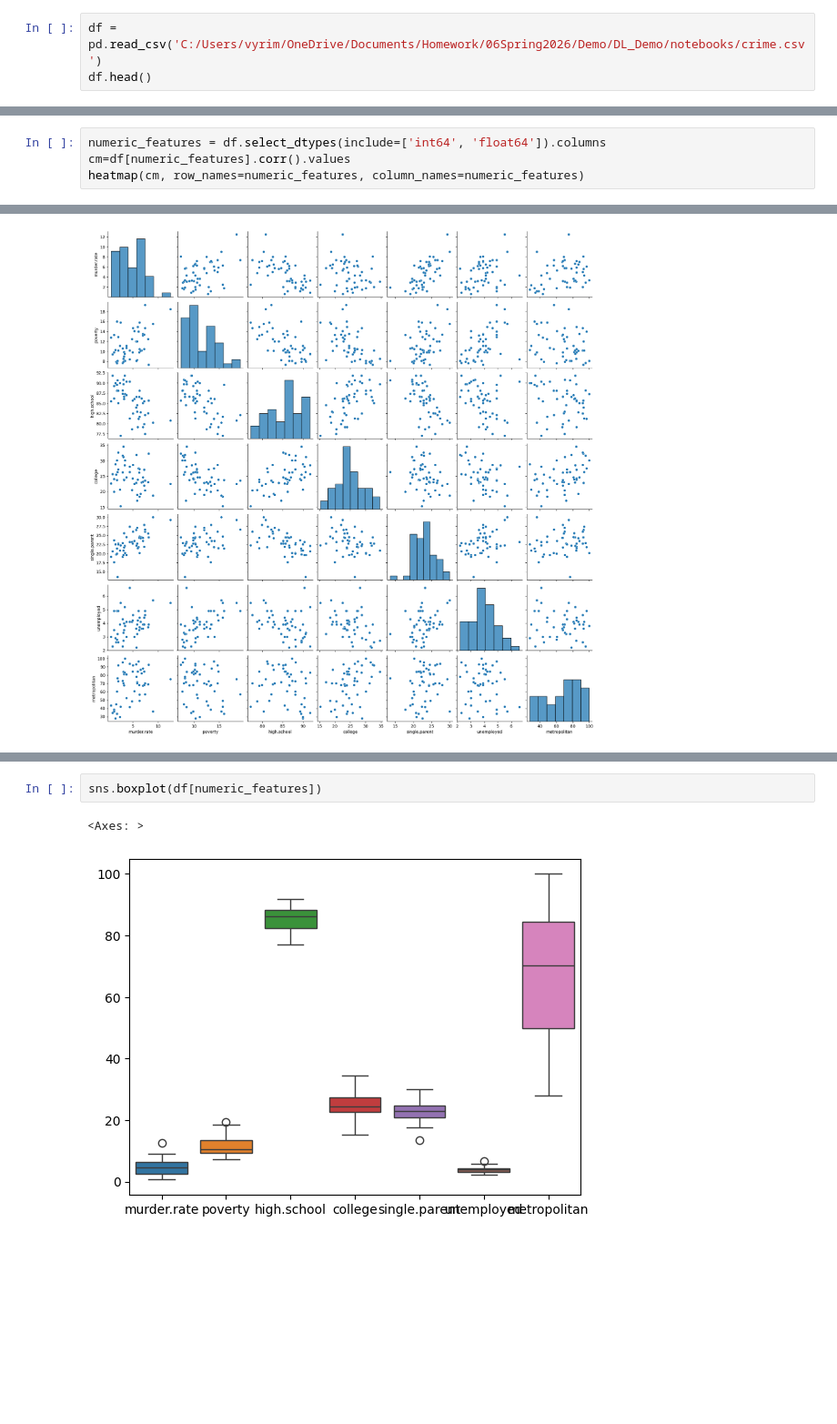
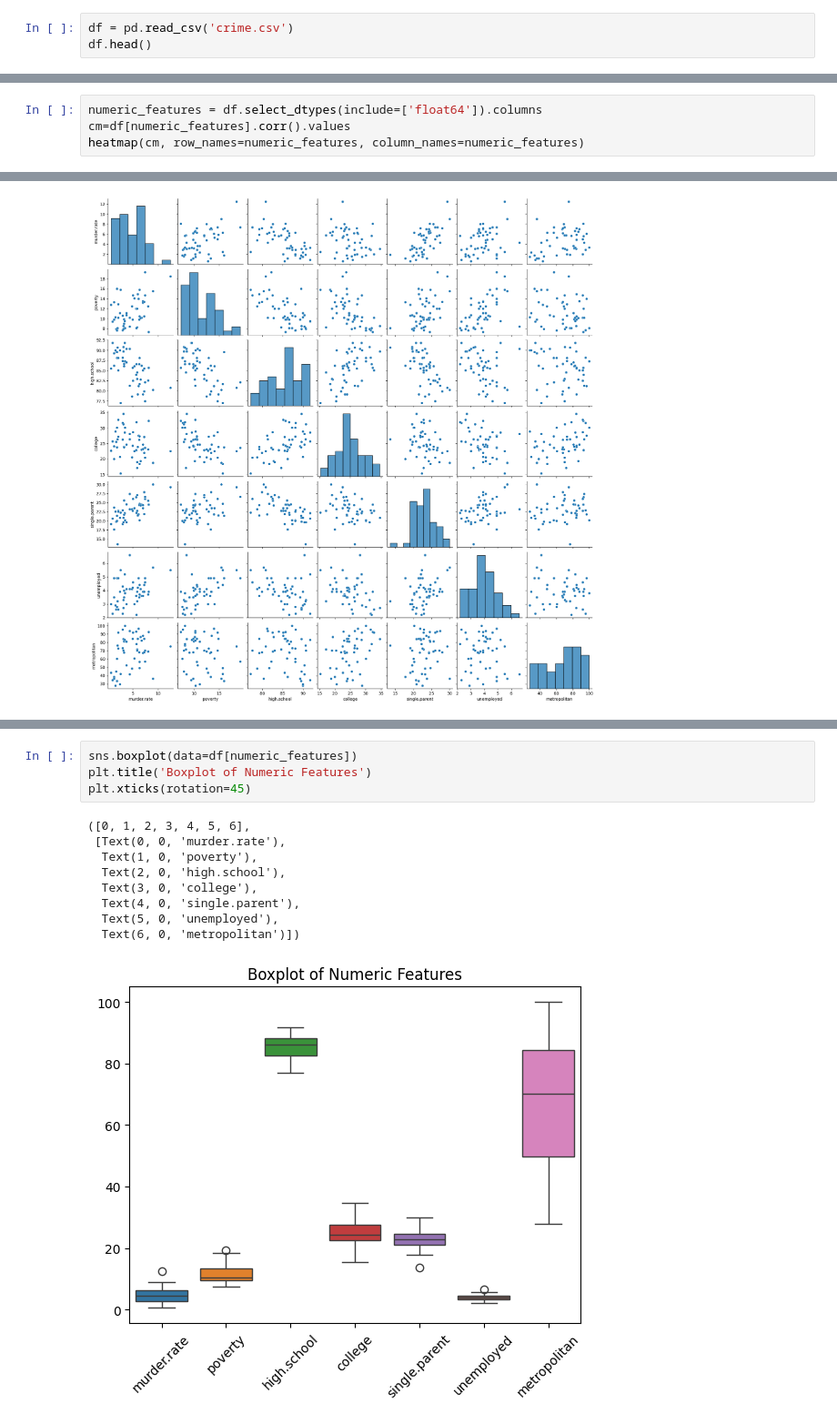
Before and after one commit to Vyrima/DL_Demo, a Jupyter notebook: notebooks/MiniProject.ipynb, the cells around one changed output, grey strips where cells are left out. Shown at 91% size. Cells and saved outputs as stored; diff of their text form; blank space fills up the shorter version.

```diff
--- a/notebooks/MiniProject.ipynb
+++ b/notebooks/MiniProject.ipynb
@@ -73,7 +73,7 @@ from numpy.random import seed        # Set random seed
 
 import pickle                        # Save trained models
 # %%
-df = pd.read_csv('C:/Users/vyrim/OneDrive/Documents/Homework/06Spring2026/Demo/DL_Demo/notebooks/crime.csv')
+df = pd.read_csv('crime.csv')
 df.head()
 # %% [output]
 |  | state | murder.rate | poverty | high.school | college | single.parent | unemployed | metropolitan | region |
@@ -108,7 +108,7 @@ metropolitan     0
 region           0
 dtype: int64
 # %%
-numeric_features = df.select_dtypes(include=['int64', 'float64']).columns
+numeric_features = df.select_dtypes(include=['float64']).columns
 cm=df[numeric_features].corr().values
 heatmap(cm, row_names=numeric_features, column_names=numeric_features)
 # %% [output]
@@ -122,5 +133,14 @@ sns.pairplot(df)
 # %%
-sns.boxplot(df[numeric_features])
+sns.boxplot(data=df[numeric_features])
+plt.title('Boxplot of Numeric Features')
+plt.xticks(rotation=45)
 # %% [output]
-<Axes: >
+([0, 1, 2, 3, 4, 5, 6],
+ [Text(0, 0, 'murder.rate'),
+  Text(1, 0, 'poverty'),
+  Text(2, 0, 'high.school'),
+  Text(3, 0, 'college'),
+  Text(4, 0, 'single.parent'),
+  Text(5, 0, 'unemployed'),
+  Text(6, 0, 'metropolitan')])
-[figure, old version]
+[figure, new version]
```
Also changed, not shown: parts of 11 cells of this notebook.
